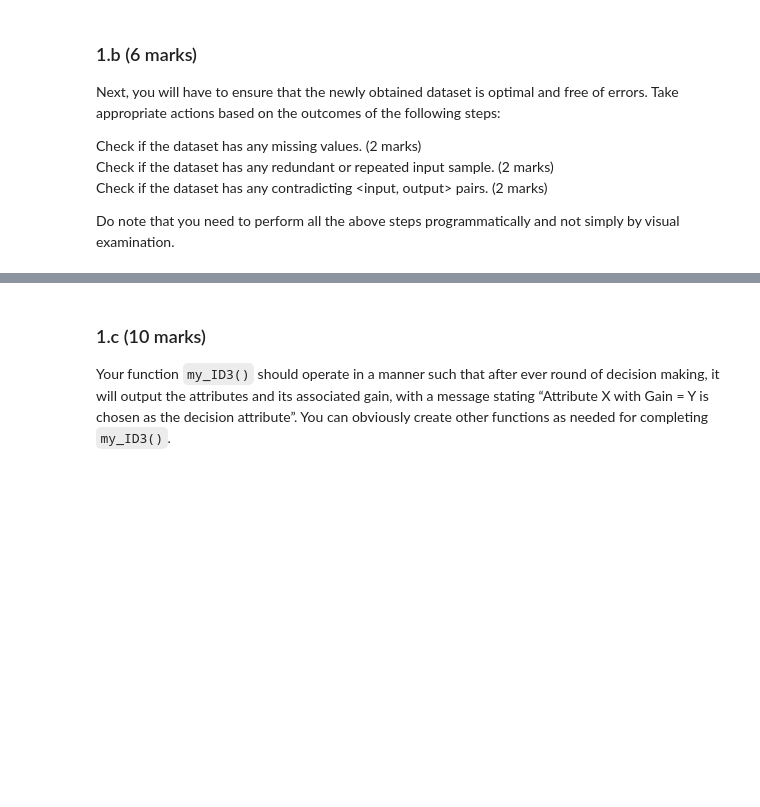
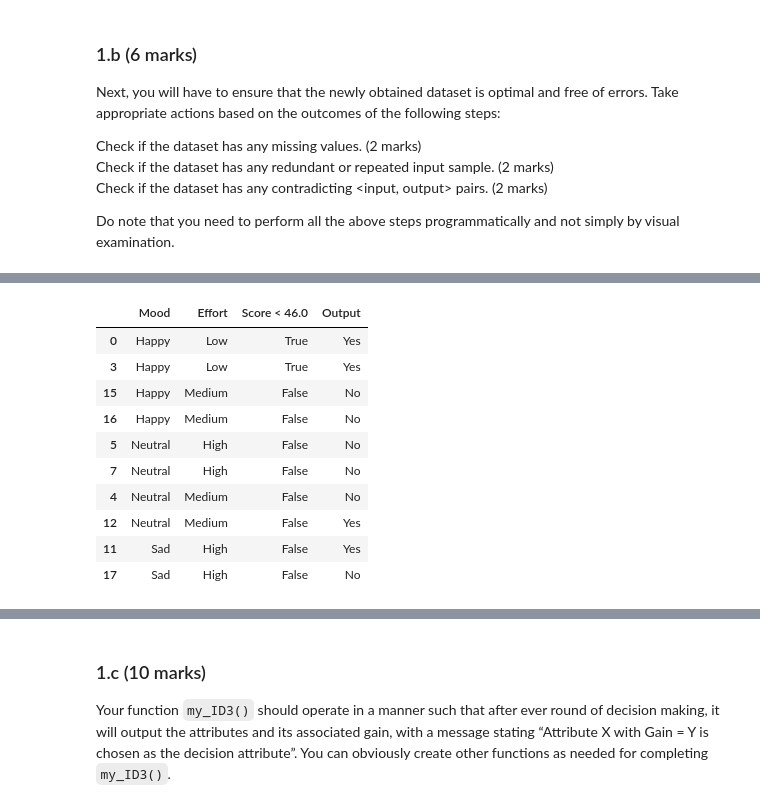
Before and after one commit to dfigueredo0/CS484, a Jupyter notebook: Assignment01/Assignment_1.ipynb, the cells around one changed output, grey strips where cells are left out. Drawn from its saved outputs; the diff is of its cells as text; code cells hidden in the pictures; blank space fills up the shorter version.

```diff
--- a/Assignment01/Assignment_1.ipynb
+++ b/Assignment01/Assignment_1.ipynb
@@ -23,3 +99,74 @@ Check if the dataset has any redundant or repeated input sample. (2 marks)<br>
 Check if the dataset has any contradicting <input, output> pairs. (2 marks)
 
 Do note that you need to perform all the above steps programmatically and not simply by visual examination.
+# %%
+def check_missing(df):
+    return df.isna().sum().to_dict()
+
+def find_redundant_inputs(df, target_col):
+    feature_cols = [c for c in df.columns if c != target_col]
+    dups_mask = df.duplicated(subset=feature_cols, keep=False)
+    return df[dups_mask].sort_values(feature_cols)
+
+def find_contradictions(df, target_col):
+    feature_cols = [c for c in df.columns if c != target_col]
+    g = df.groupby(feature_cols)[target_col].nunique()
+    bad_keys = g[g > 1].index
+    examples = []
+    for key in bad_keys[:5]:
+        subset = df[df[feature_cols].eq(pd.Series(key, index=feature_cols)).all(axis=1)]
+        examples.append(subset)
+    return len(bad_keys), examples
+
+def compare_original_vs_bool(df_orig, df_bool, target_col):
+    report = {}
+    report["same_num_rows"] = (len(df_orig) == len(df_bool))
+    report["same_targets_multiset"] = (sorted(df_orig[target_col].tolist()) == sorted(df_bool[target_col].tolist()))
+    preserved_cols = [c for c in df_orig.columns if c != target_col]
+    present_preserved = [c for c in preserved_cols if c in df_bool.columns]
+    report["num_preserved_feature_cols_in_bool"] = len(present_preserved)
+    report["preserved_feature_cols"] = present_preserved
+    return report
+
+def clean_redundant_exact_duplicates(df):
+    before = len(df)
+    df2 = df.drop_duplicates()
+    return df2, before - len(df2)
+
+def run_checks_and_fix():
+    df_o = pd.read_csv('lab01_dataset_1.csv')
+    target = df_o.columns[-1]
+    df_b = pd.read_csv('lab01_dataset_1_bool.csv')
+
+    print("=== Consistency: original vs boolean dataset ===")
+    cmp_report = compare_original_vs_bool(df_o, df_b, target)
+    for k, v in cmp_report.items():
+        print(f"{k}: {v}")
+
+    print("\n=== 1.b(i) Missing values in boolean dataset ===")
+    miss = check_missing(df_b)
+    print(miss)
+
+    print("\n=== 1.b(ii) Redundant/repeated input samples (boolean dataset) ===")
+    redundant = find_redundant_inputs(df_b, target_col=target)
+    print(f"Count (by identical feature rows): {len(redundant)}")
+    if len(redundant):
+        display(redundant.head(10))
+
+    print("\nAction: remove exact duplicate rows entirely (safe).")
+    cleaned, removed = clean_redundant_exact_duplicates(df_b)
+    print(f"Rows removed: {removed}")
+    cleaned.to_csv('lab01_dataset_1_cleaned.csv', index=False)
+    print(f"Saved cleaned boolean dataset to: {'lab01_dataset_1_cleaned.csv'}")
+
+    print("\n=== 1.b(iii) Contradicting <input, output> pairs (boolean dataset, after de-dup) ===")
+    n_groups, examples = find_contradictions(cleaned, target_col=target)
+    print(f"Number of contradicting input groups: {n_groups}")
+    if examples:
+        print("Showing up to 5 example groups:")
+        for ex in examples:
+            display(ex)
+
+if __name__ == "__main__":
+    run_checks_and_fix()
+# %% [output]
@@ -25,0 +184,11 @@ Do note that you need to perform all the above steps programmatically and not si
+|  | Mood | Effort | Score < 46.0 | Output |
+| 0 | Happy | Low | True | Yes |
+| 3 | Happy | Low | True | Yes |
+| 15 | Happy | Medium | False | No |
+| 16 | Happy | Medium | False | No |
+| 5 | Neutral | High | False | No |
+| 7 | Neutral | High | False | No |
+| 4 | Neutral | Medium | False | No |
+| 12 | Neutral | Medium | False | Yes |
+| 11 | Sad | High | False | Yes |
+| 17 | Sad | High | False | No |
```
Also changed, not shown: parts of 8 cells of this notebook, 3 other files.
